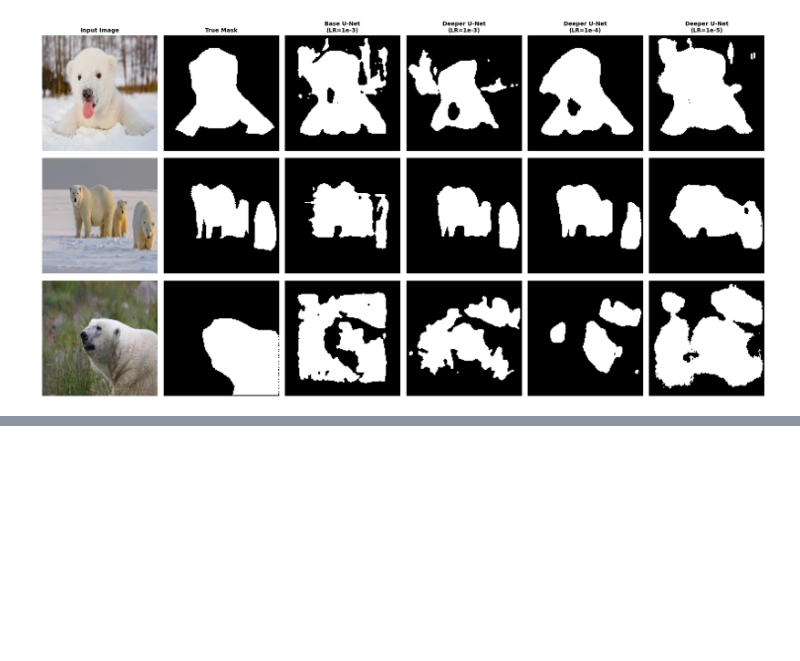
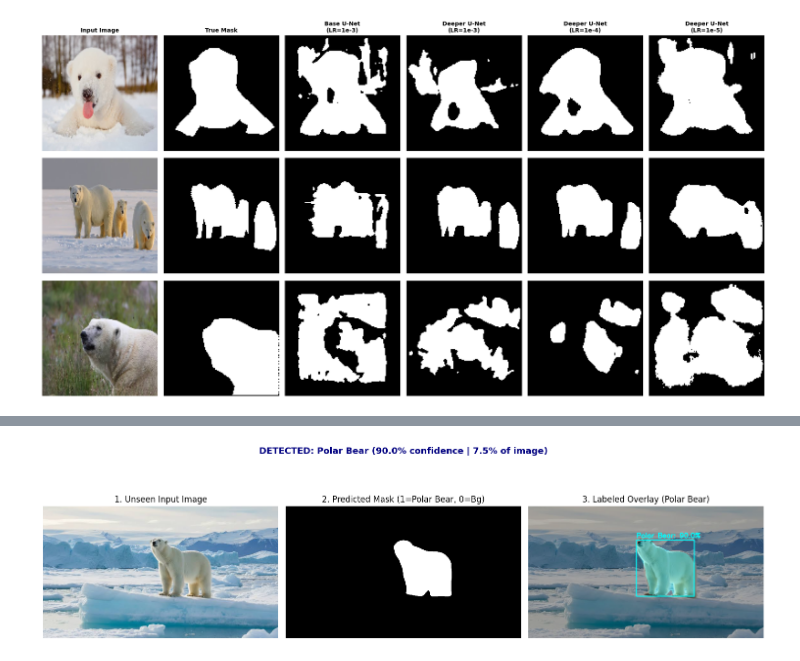
Before and after one commit to HinnaNayab/DeepLearning, a Jupyter notebook: Tutorial_10_DL.ipynb, the cells around one changed output, grey strips where cells are left out. Saved outputs shown, nothing was run; the diff lists cells and outputs as text; code cells hidden in the pictures; blank space fills up the shorter version.

```diff
--- a/Tutorial_10_DL.ipynb
+++ b/Tutorial_10_DL.ipynb
@@ -301,3 +301,86 @@ plt.show()
 # %% [output]
 [figure]
 [figure]
+# %%
+#extra task: to see if this Binary-U-NET model predicts the polr bear with how much accuracy
+#keep in mind that the binary UNET doesn't distinguish between different animals
+#like predicting if the image animal is a dog or a polar bear since it was only
+#trained on polar bears and ot putputa foreground andbackground only: binary..
+#however, in below code, we can still say with how much accuracy the thing
+#it was traied on was predicted, i.e., polar bears
+
+#For multi-class predictions (to see if it correclty distongushes between a dog a bear)
+#we will do multi-class semantic segmentation in tutorial 11. even further,
+#we can distinguih between one single class (interclss variations) with
+#instance segmentation
+
+
+
+#FINAL INFERENCE /PREDICTION CELL WITH CLASS LABEL & CONFIDENCE
+
+import glob, os, cv2
+import numpy as np
+import matplotlib.pyplot as plt
+import torch
+
+CLASS_NAME = "Polar Bear"
+best_model = lr_results[1e-3]["model"]
+best_model.eval()
+
+def predict_and_label_image(image_path, model, img_size=128, threshold=0.5):
+    orig_bgr = cv2.imread(image_path)
+    orig_rgb = cv2.cvtColor(orig_bgr, cv2.COLOR_BGR2RGB)
+    h_orig, w_orig, _ = orig_rgb.shape
+
+    resized = cv2.resize(orig_rgb, (img_size, img_size)) / 255.0
+    input_tensor = torch.tensor(np.transpose(resized, (2, 0, 1)), dtype=torch.float32).unsqueeze(0).to(device)
+
+    with torch.no_grad():
+        prob_map = model(input_tensor)[0, 0].cpu().numpy()
+
+    prob_full = cv2.resize(prob_map, (w_orig, h_orig))
+    binary_mask = (prob_full > threshold).astype(np.uint8)
+
+    foreground_pixels = np.sum(binary_mask)
+    coverage_pct = (foreground_pixels / (h_orig * w_orig)) * 100.0
+
+    overlay = orig_rgb.copy()
+    if foreground_pixels > 50:
+        confidence = float(prob_full[binary_mask == 1].mean()) * 100.0
+        verdict = f"DETECTED: {CLASS_NAME} ({confidence:.1f}% confidence | {coverage_pct:.1f}% of image)"
+
+        color_mask = np.zeros_like(overlay)
+        color_mask[binary_mask == 1] = [0, 255, 255]
+        overlay = cv2.addWeighted(overlay, 0.7, color_mask, 0.3, 0)
+
+        ys, xs = np.where(binary_mask == 1)
+        x1, y1, x2, y2 = xs.min(), ys.min(), xs.max(), ys.max()
+        cv2.rectangle(overlay, (x1, y1), (x2, y2), (0, 255, 255), 2)
+        cv2.putText(overlay, f"{CLASS_NAME}: {confidence:.1f}%", (x1, max(20, y1 - 8)),
+                    cv2.FONT_HERSHEY_SIMPLEX, 0.7, (0, 255, 255), 2)
+    else:
+        verdict = f"NOT DETECTED: No {CLASS_NAME} found (only Background)"
+
+    fig, axes = plt.subplots(1, 3, figsize=(15, 5))
+    axes[0].imshow(orig_rgb); axes[0].set_title("1. Unseen Input Image"); axes[0].axis("off")
+    axes[1].imshow(binary_mask, cmap="gray"); axes[1].set_title(f"2. Predicted Mask (1={CLASS_NAME}, 0=Bg)"); axes[1].axis("off")
+    axes[2].imshow(overlay); axes[2].set_title(f"3. Labeled Overlay ({CLASS_NAME})"); axes[2].axis("off")
+    plt.suptitle(verdict, fontsize=13, fontweight="bold", color="navy")
+    plt.tight_layout()
+    plt.show()
+
+# Automatically locate your polar bear images anywhere in /content/
+all_found_imgs = sorted([
+    p for p in glob.glob("/content/**/*.*", recursive=True)
+    if p.lower().endswith((".jpg", ".jpeg", ".png")) and "/masks/" not in p and "sample_data" not in p
+])
+
+print(f"Found {len(all_found_imgs)} images in /content/. Running predictions...")
+
+if len(all_found_imgs) > 0:
+    # Pick the last 3 images (usually validation images)
+    for path in all_found_imgs[-3:]:
+        predict_and_label_image(path, best_model)
+else:
+    print("No image files found in /content/. Please check the left Files sidebar to make sure your zip is uploaded and extracted.")
+# %% [output]
@@ -303,0 +388 @@ plt.show()
+[figure, added]
```
Also changed, not shown: parts of 1 cell of this notebook.
